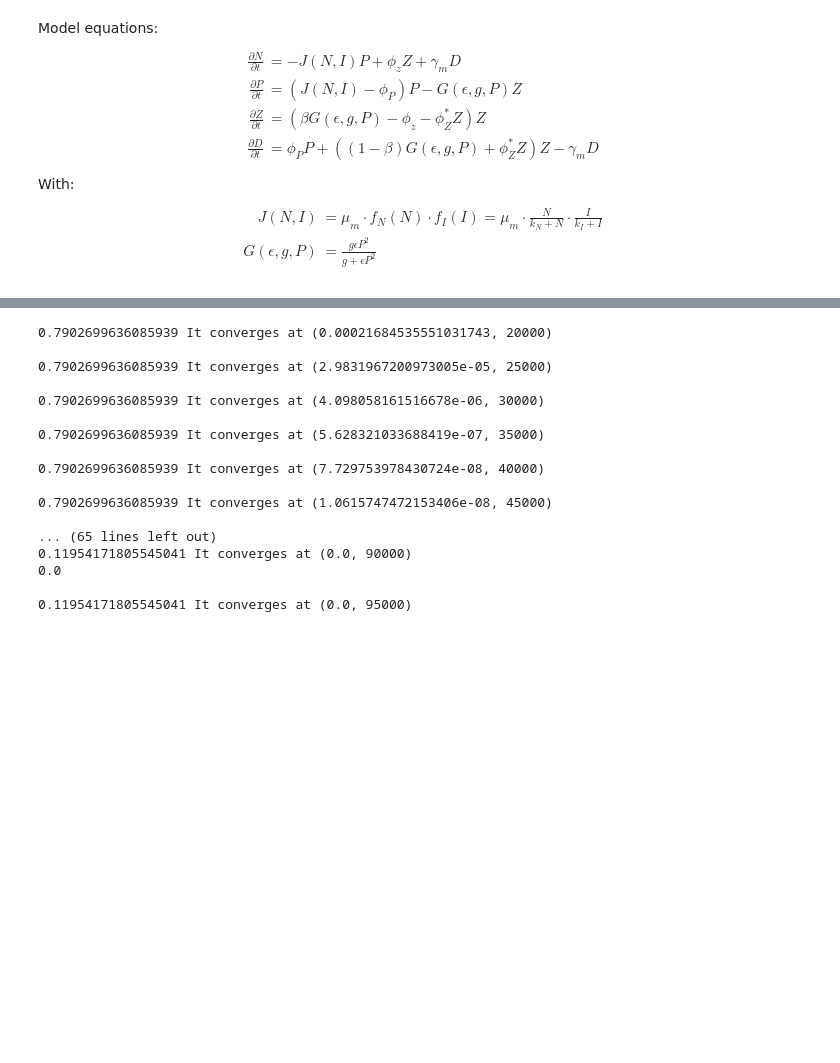
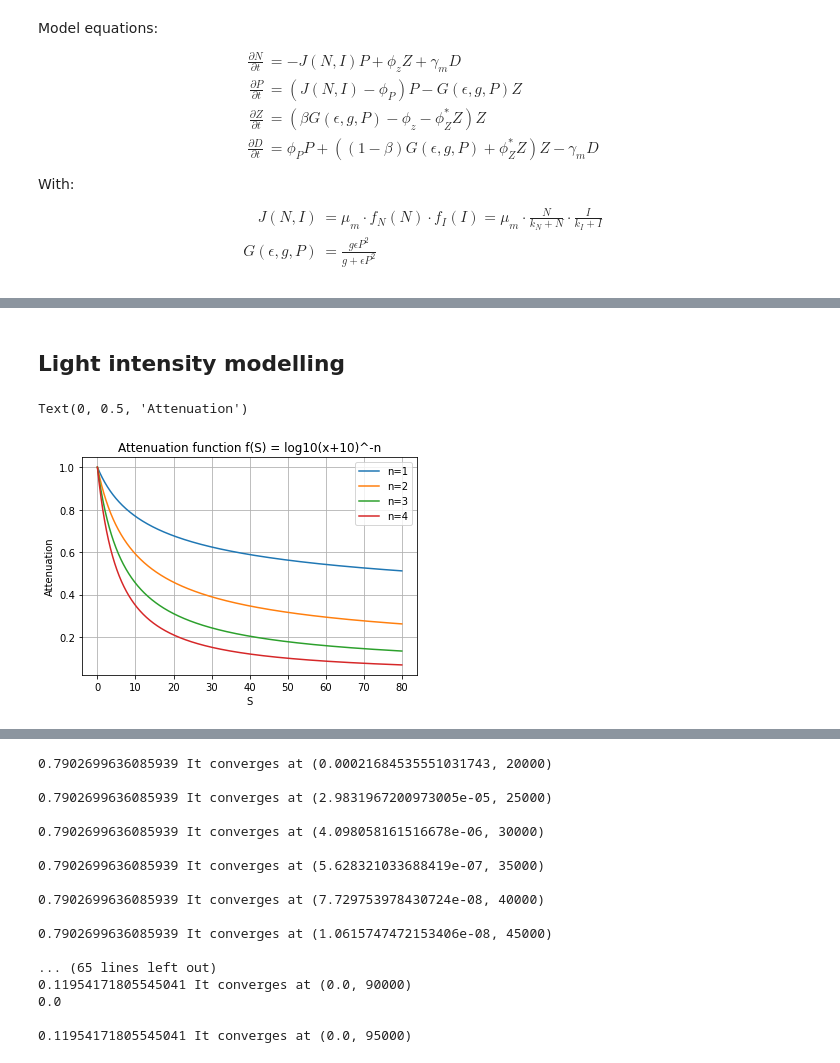
Before and after one commit to jaumecolomhernandez/mmb, a Jupyter notebook: Population models project NZPD-jaume.ipynb, the cells around one changed output, grey strips where cells are left out. Saved outputs shown, nothing was run; the diff lists cells and outputs as text; code cells hidden in the pictures; blank space fills up the shorter version.

```diff
--- a/Population models project NZPD-jaume.ipynb
+++ b/Population models project NZPD-jaume.ipynb
@@ -102,20 +102,20 @@ X0 = np.array([1,1,1,1])
 X, infodict = odeint(llm_model, X0, t, full_output=True)
 # %%
 # EQUILIBRIUM POINTS SIMULATION
-convs_llm = [[],[],[],[]]
-convs_lqm = [[],[],[],[]]
-ixs = np.arange(0.01, 35, 0.5)
-for i in ixs:
-    S = i
-    # Create X0
-    X = np.array([1,1,1,1])
-    norm = S/(X.sum())
-    X0 = X*norm
-    # Create timespace
-    t = np.linspace(0, 10000,1000000)
-    # Compute model
-    X_llm, infodict = odeint(llm_model, X0, t, full_output=True)
-    #X_lqm, infodict = odeint(lqm_model, X0, t, full_output=True)
-    # Store last value (convergence)
-    for i in range(4): convs_llm[i].append(X_llm[-1,i])
-    for i in range(4): convs_lqm[i].append(X_lqm[-1,i])
+def compute_equilibrium(model, ixs):
+    eqs = [[],[],[],[]]
+
+    for i in ixs:
+        S = i
+        # Create X0
+        X = np.array([1,1,1,1])
+        norm = S/(X.sum())
+        X0 = X*norm
+        # Create timespace
+        t = np.linspace(0, 10000,100000)
+        # Compute model
+        results, infodict = odeint(model, X0, t, full_output=True)
+        # Store last value (convergence)
+        for i in range(4): eqs[i].append(results[-1,i])
+
+    return eqs
@@ -151,0 +150,14 @@ val = log
+# %% [markdown]
+## Light intensity modelling
+# %%
+# PLOT FUNCION S
+S = np.linspace(0,80,1000)
+for i in range(1,5) : plt.plot(S, np.log10(S+10)**-i, label=f'n={i}')
+plt.legend()
+plt.grid(True)
+plt.title('Attenuation function f(S) = log10(x+10)^-n')
+plt.xlabel('S')
+plt.ylabel('Attenuation')
+# %% [output]
+Text(0, 0.5, 'Attenuation')
+[figure, added]
```
Also changed, not shown: parts of 17 cells of this notebook.
